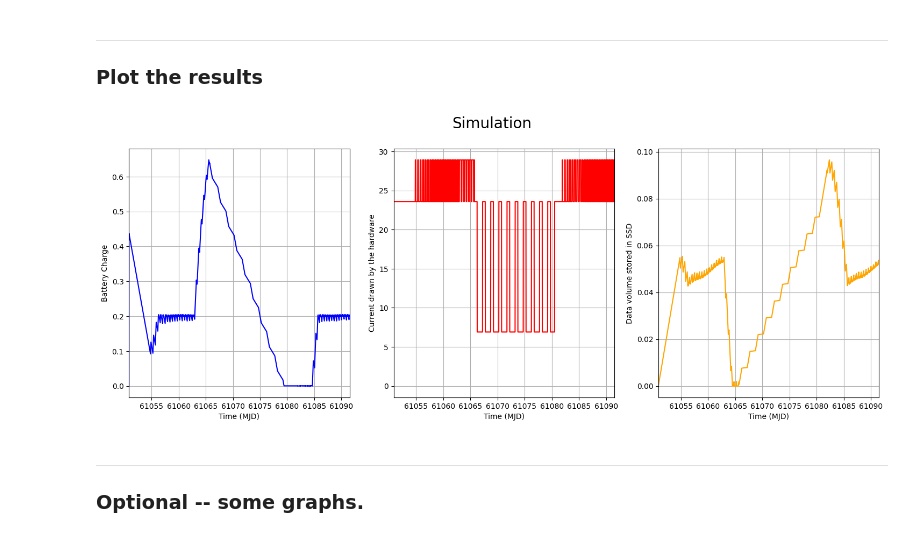
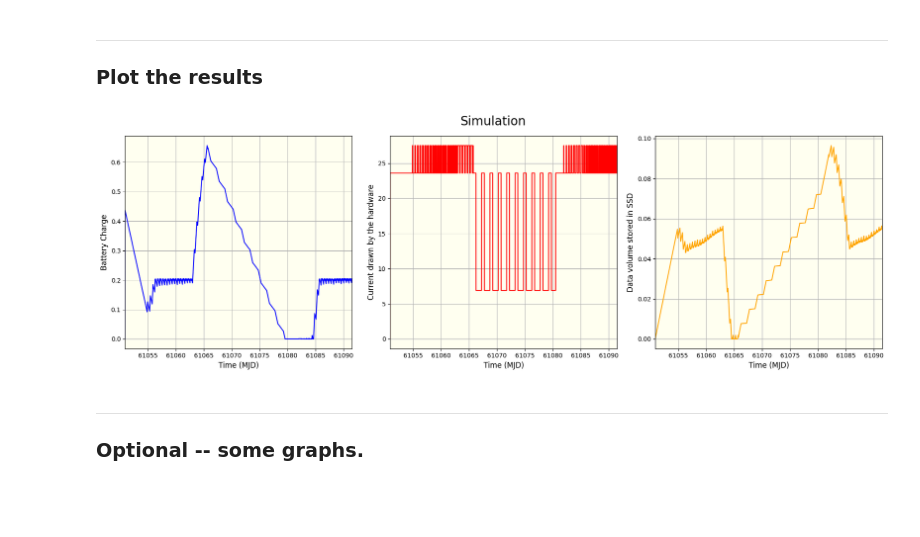
Before and after one commit to lusee-night/opsim, a Jupyter notebook: notebooks/opsim.ipynb, the cells around one changed output. Drawn from its saved outputs; the diff is of its cells as text; code cells hidden in the pictures; blank space fills up the shorter version.

```diff
--- a/notebooks/opsim.ipynb
+++ b/notebooks/opsim.ipynb
@@ -139,37 +143,31 @@ smltr.simulate()
 
 ### Plot the results
 # %%
-fig, (p1, p2, p3) = plt.subplots(1,3, figsize=(18,6))
+mjd = smltr.sun.mjd
+
+fig, plots = plt.subplots(1,3, figsize=(18,6))
 fig.suptitle('Simulation', fontsize=20)
 plt.rcParams["figure.figsize"] = [18., 6.]
-# plt.rcParams["figure.autolayout"] = True
+plt.rcParams["figure.autolayout"] = True
 
 
-p1.set_xlabel('Time (MJD)')
-p1.set_ylabel('Battery Charge')
+ylabels = ['Battery Charge', 'Current drawn by the hardware', 'Data volume stored in SSD']
+colors  = ["blue", "red", "orange"]
+data    = (smltr.monitor.battery, smltr.monitor.power, smltr.monitor.ssd)
 
-p2.set_xlabel('Time (MJD)')
-p2.set_ylabel('Current drawn by the hardware')
-
-p3.set_xlabel('Time (MJD)')
-p3.set_ylabel('Data volume stored in SSD')
-
-mjd = smltr.sun.mjd
-p1.plot(mjd, smltr.monitor.battery, color="blue",   label="Battery")
-p2.plot(mjd, smltr.monitor.power, color="red",    label="Power drawn")
-p3.plot(mjd, smltr.monitor.ssd,     color="orange", label="SSD")
+for i in range(3):
+    plots[i].set_ylabel(ylabels[i], fontsize=12)
+    plots[i].plot(mjd, data[i], color=colors[i])
 
 xlo = mjd[smltr.initial_time]
 xhi = mjd[smltr.until] - 1
 
-p1.set_xlim([xlo, xhi])
-p2.set_xlim([xlo, xhi])
-p3.set_xlim([xlo, xhi])
-
-p1.grid(True)
-p2.grid(True)
-p3.grid(True)
+for p in plots:
+    p.set_xlabel('Time (MJD)', fontsize=12)
+    p.set_xlim([xlo, xhi])
+    p.grid(True)
+    p.set_facecolor('ivory')
 
 plt.show()
 # %% [output]
-[figure, old version]
+[figure, new version]
```
Also changed, not shown: parts of 2 cells of this notebook, 3 other files.
